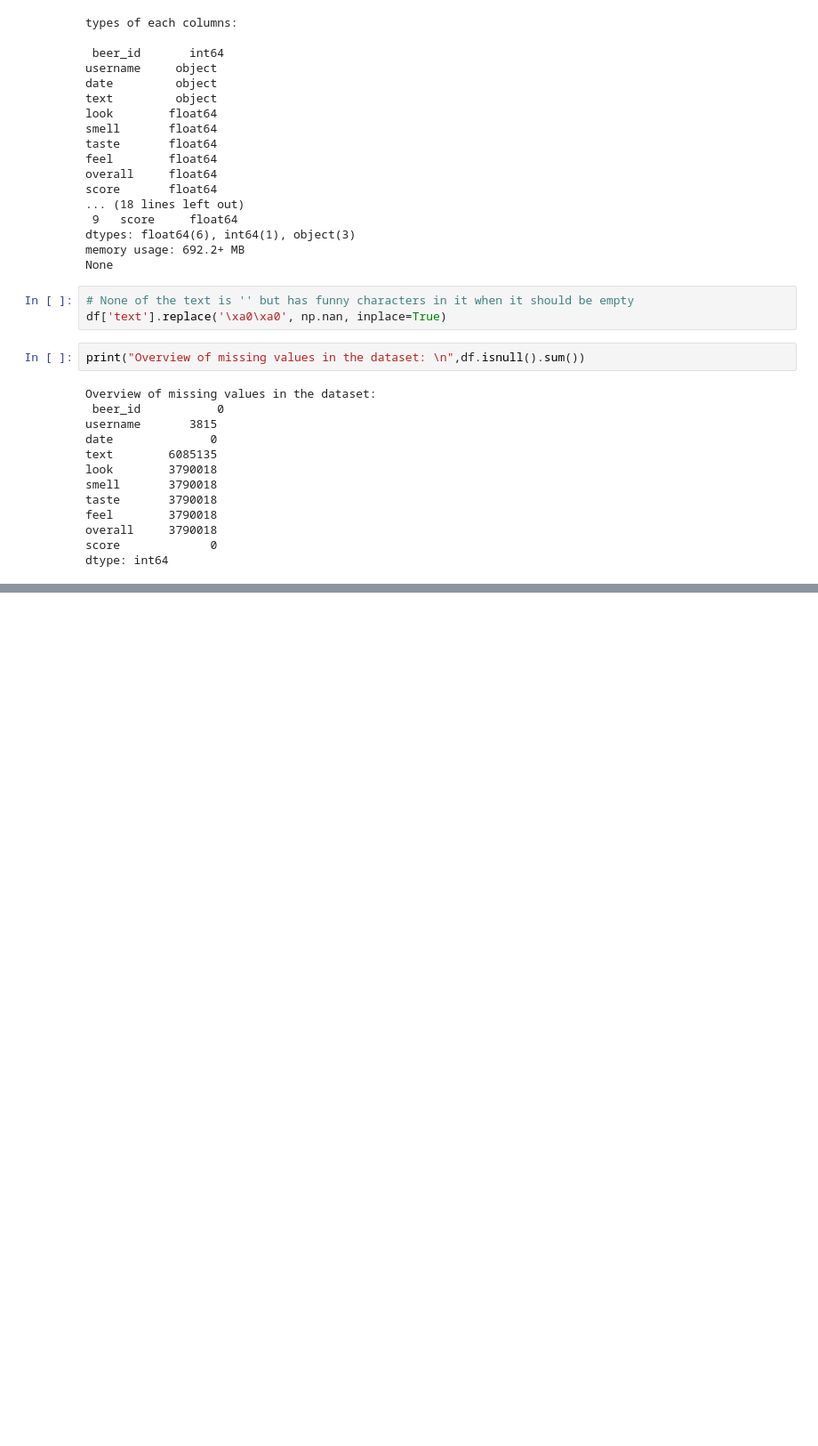
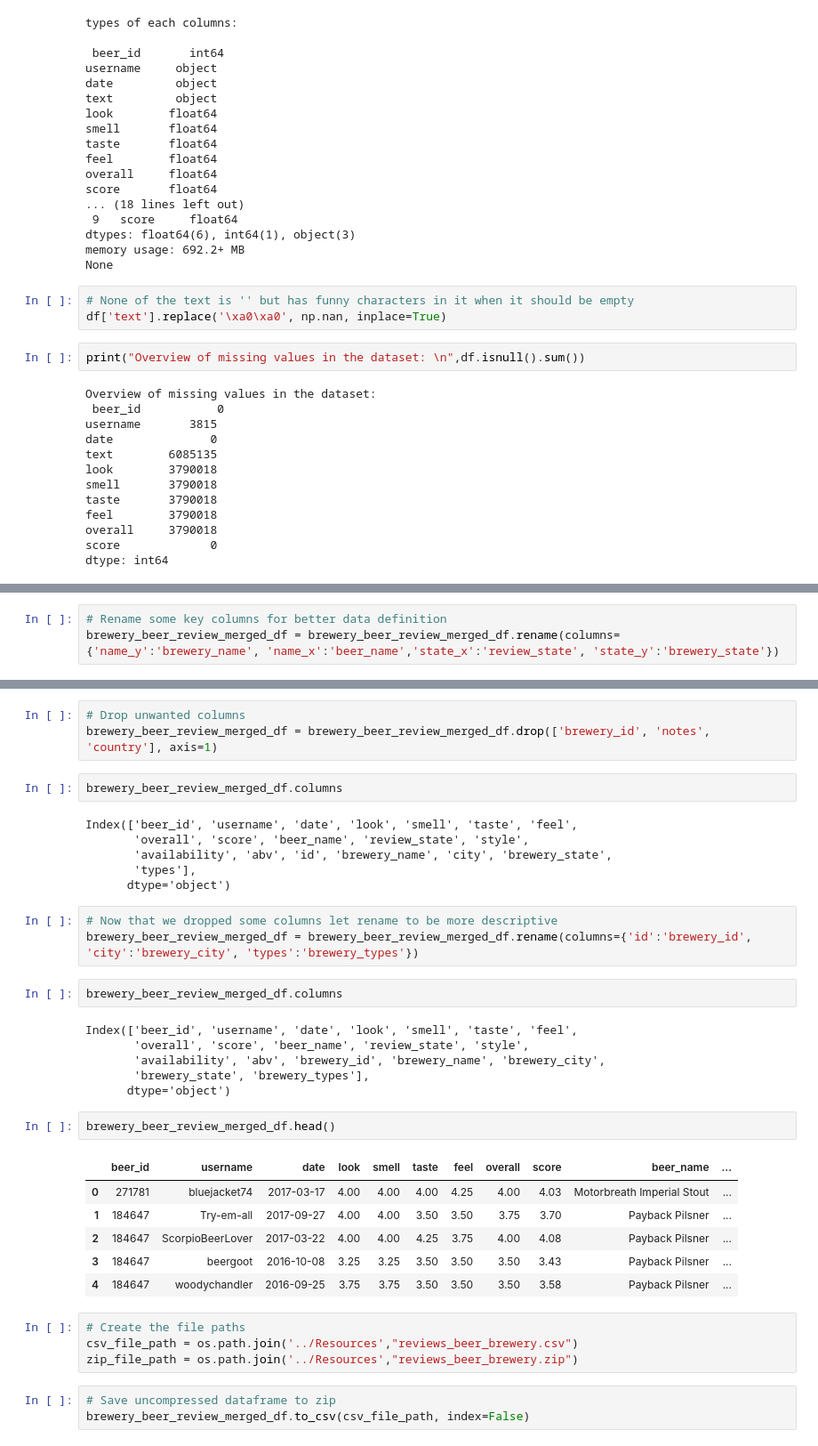
Before and after one commit to jenmusdat/BeerMachineLearning, a Jupyter notebook: Analysis/Jay-Beer-Data-Explore.ipynb, the cells around one changed output, grey strips where cells are left out. Shown at 89% size. Cells and saved outputs as stored; diff of their text form; blank space fills up the shorter version.

```diff
--- a/Analysis/Jay-Beer-Data-Explore.ipynb
+++ b/Analysis/Jay-Beer-Data-Explore.ipynb
@@ -98,0 +227,3 @@ df.to_csv("reviews_clean.csv")
+# %%
+# Rename some key columns for better data definition
+brewery_beer_review_merged_df = brewery_beer_review_merged_df.rename(columns={'name_y':'brewery_name', 'name_x':'beer_name','state_x':'review_state', 'state_y':'brewery_state'})
@@ -98,0 +238,38 @@ df.to_csv("reviews_clean.csv")
+# %%
+# Drop unwanted columns
+brewery_beer_review_merged_df = brewery_beer_review_merged_df.drop(['brewery_id', 'notes', 'country'], axis=1)
+# %%
+brewery_beer_review_merged_df.columns
+# %% [output]
+Index(['beer_id', 'username', 'date', 'look', 'smell', 'taste', 'feel',
+       'overall', 'score', 'beer_name', 'review_state', 'style',
+       'availability', 'abv', 'id', 'brewery_name', 'city', 'brewery_state',
+       'types'],
+      dtype='object')
+# %%
+# Now that we dropped some columns let rename to be more descriptive
+brewery_beer_review_merged_df = brewery_beer_review_merged_df.rename(columns={'id':'brewery_id', 'city':'brewery_city', 'types':'brewery_types'})
+# %%
+brewery_beer_review_merged_df.columns
+# %% [output]
+Index(['beer_id', 'username', 'date', 'look', 'smell', 'taste', 'feel',
+       'overall', 'score', 'beer_name', 'review_state', 'style',
+       'availability', 'abv', 'brewery_id', 'brewery_name', 'brewery_city',
+       'brewery_state', 'brewery_types'],
+      dtype='object')
+# %%
+brewery_beer_review_merged_df.head()
+# %% [output]
+|  | beer_id | username | date | look | smell | taste | feel | overall | score | beer_name | ... |
+| 0 | 271781 | bluejacket74 | 2017-03-17 | 4.00 | 4.00 | 4.00 | 4.25 | 4.00 | 4.03 | Motorbreath Imperial Stout | ... |
+| 1 | 184647 | Try-em-all | 2017-09-27 | 4.00 | 4.00 | 3.50 | 3.50 | 3.75 | 3.70 | Payback Pilsner | ... |
+| 2 | 184647 | ScorpioBeerLover | 2017-03-22 | 4.00 | 4.00 | 4.25 | 3.75 | 4.00 | 4.08 | Payback Pilsner | ... |
+| 3 | 184647 | beergoot | 2016-10-08 | 3.25 | 3.25 | 3.50 | 3.50 | 3.50 | 3.43 | Payback Pilsner | ... |
+| 4 | 184647 | woodychandler | 2016-09-25 | 3.75 | 3.75 | 3.50 | 3.50 | 3.50 | 3.58 | Payback Pilsner | ... |
+# %%
+# Create the file paths
+csv_file_path = os.path.join('../Resources',"reviews_beer_brewery.csv")
+zip_file_path = os.path.join('../Resources',"reviews_beer_brewery.zip")
+# %%
+# Save uncompressed dataframe to zip
+brewery_beer_review_merged_df.to_csv(csv_file_path, index=False)
```
Also changed, not shown: parts of 32 cells of this notebook, 2 other files.
